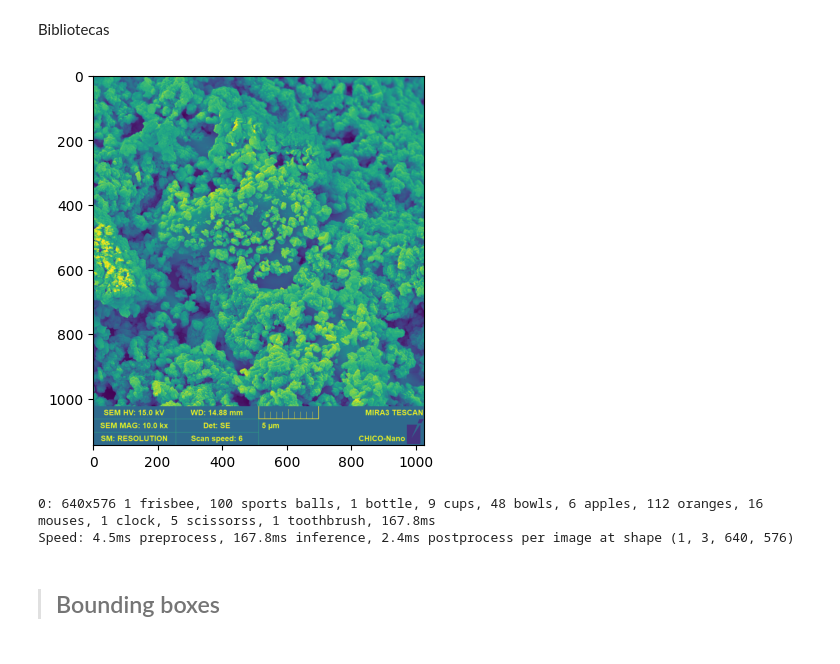
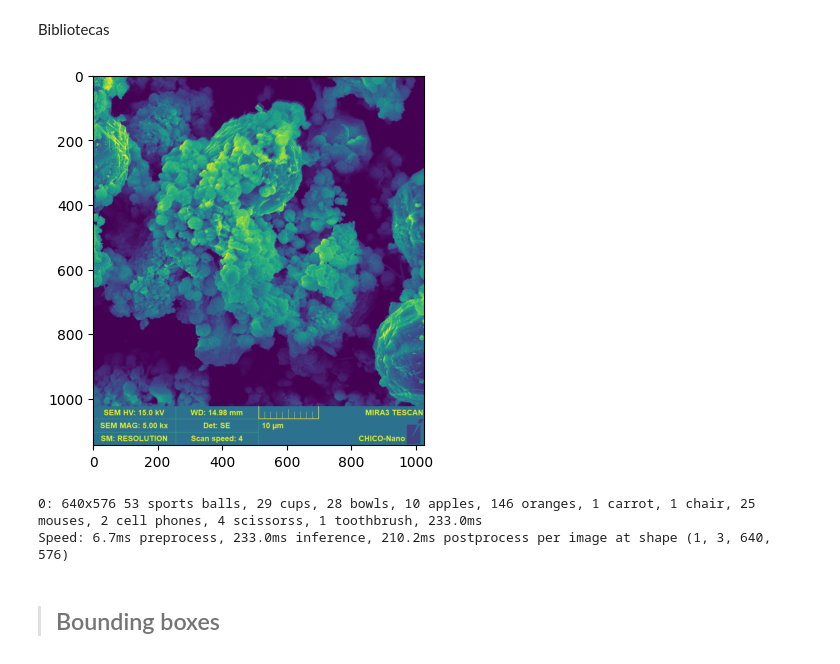
Before and after one commit to LeandroOviedo/Aulas-e-materiais-Python, a Jupyter notebook: Distribuicao_do_diamtero_de_particula.ipynb, the cells around one changed output. Cells and saved outputs as stored; diff of their text form; code cells hidden in the pictures.

```diff
--- a/Distribuicao_do_diamtero_de_particula.ipynb
+++ b/Distribuicao_do_diamtero_de_particula.ipynb
@@ -9,24 +24,24 @@ import numpy as np # pacote matemático (operações matemáticas, como média e
 import pandas as pd # construção de dataframes
 import matplotlib.pyplot as plt # plotagem de gráficos
 # %%
-img = tiff.imread('Ita_19 CuO NPs_13.tif')
+img = tiff.imread('ITA_20 nSDO_14.tif')
 
 # mostrar imagem
 plt.imshow(img)
 plt.show()
 
 # Se a imagem for monocanal, converta para RGB (YOLO espera 3 canais)
 if img.ndim == 2:
     img = np.stack([img]*3, axis=-1)
 # Carregue o modelo YOLOv8 treinado para partículas
 model = YOLO('yolov8n.pt')
 
 # Realize a inferência
 results = model(img) # aplica o modelo treinado em uma nova imagem para detectar e reconhecer objetos presentes nela, gerando previsões.
 # %% [output]
-[figure, old version]
+[figure, new version]
-0: 640x576 1 frisbee, 100 sports balls, 1 bottle, 9 cups, 48 bowls, 6 apples, 112 oranges, 16 mouses, 1 clock, 5 scissorss, 1 toothbrush, 167.8ms
-Speed: 4.5ms preprocess, 167.8ms inference, 2.4ms postprocess per image at shape (1, 3, 640, 576)
+0: 640x576 53 sports balls, 29 cups, 28 bowls, 10 apples, 146 oranges, 1 carrot, 1 chair, 25 mouses, 2 cell phones, 4 scissorss, 1 toothbrush, 233.0ms
+Speed: 6.7ms preprocess, 233.0ms inference, 210.2ms postprocess per image at shape (1, 3, 640, 576)
 # %% [markdown]
 > ## Bounding boxes
 
```
Also changed, not shown: parts of 5 cells of this notebook.
